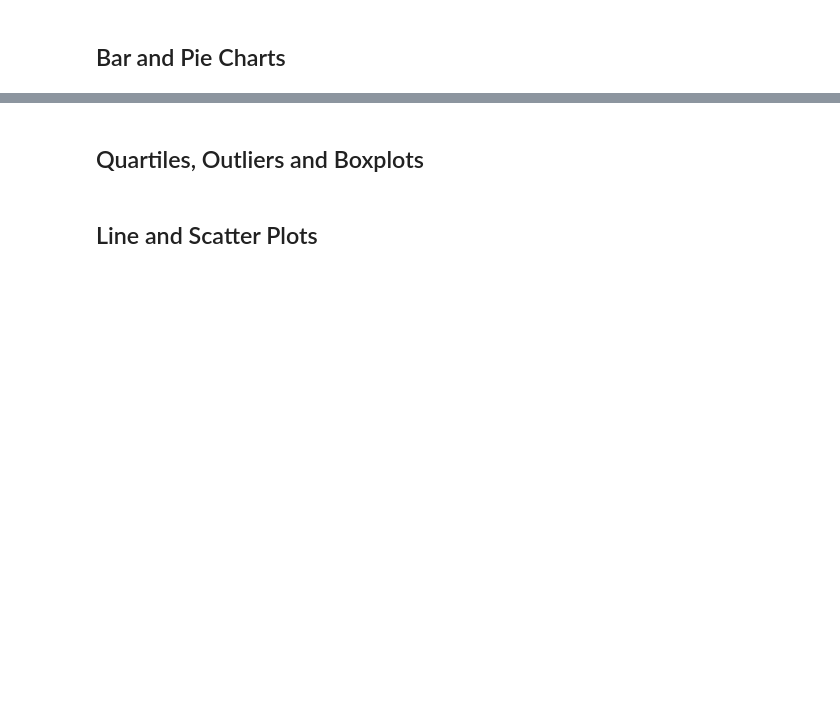
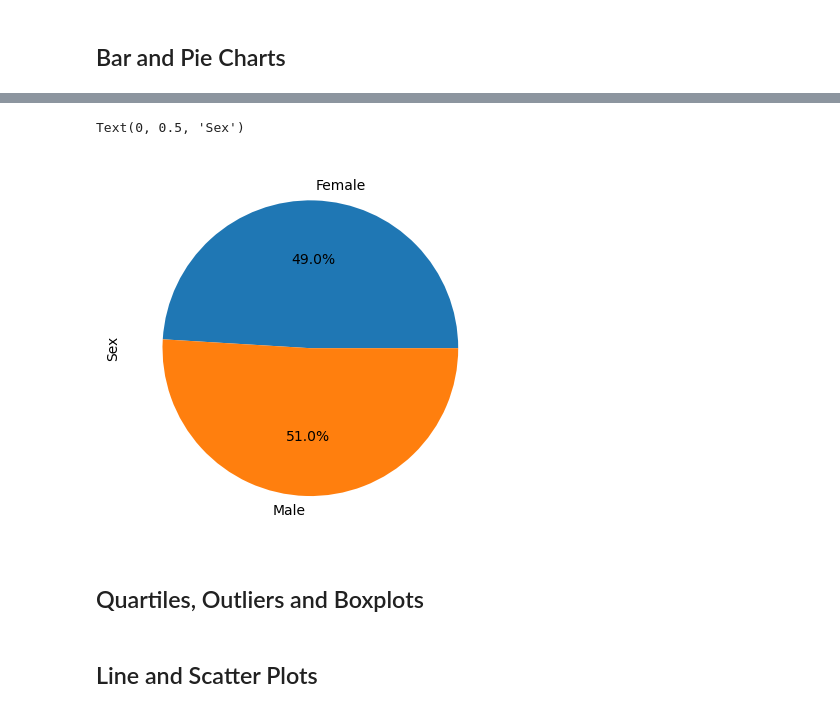
Before and after one commit to mpeck34/Module-5-Challenge, a Jupyter notebook: Pymaceuticals/pymaceuticals_starter.ipynb, the cells around one changed output, grey strips where cells are left out. Saved outputs shown, nothing was run; the diff lists cells and outputs as text; code cells hidden in the pictures; blank space fills up the shorter version.

```diff
--- a/Pymaceuticals/pymaceuticals_starter.ipynb
+++ b/Pymaceuticals/pymaceuticals_starter.ipynb
@@ -140,5 +170,11 @@ TypeError: Could not convert ['b128f932g107a457c819h246p189n923q119f993z234b559y
 # %%
 # Generate a pie plot showing the distribution of female versus male mice using pyplot
+fig, ax = plt.subplots()
+ax.pie(female_vs_male, autopct = "%1.1f%%", labels = ("Female","Male"))
+ax.set_ylabel("Sex")
+# %% [output]
+Text(0, 0.5, 'Sex')
+[figure, added]
 # %% [markdown]
 ## Quartiles, Outliers and Boxplots
 # %%
```
Also changed, not shown: parts of 4 cells of this notebook.
